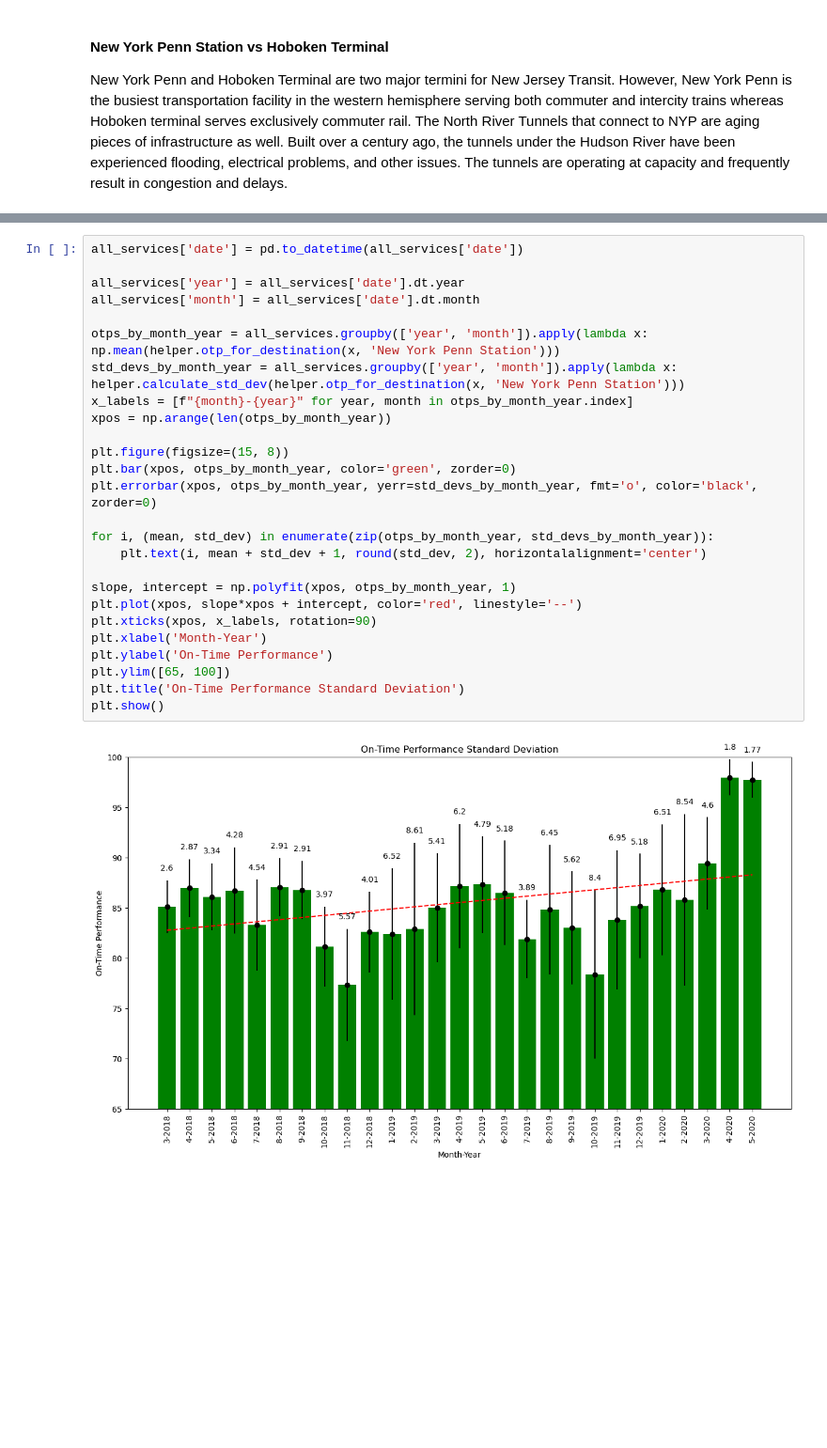
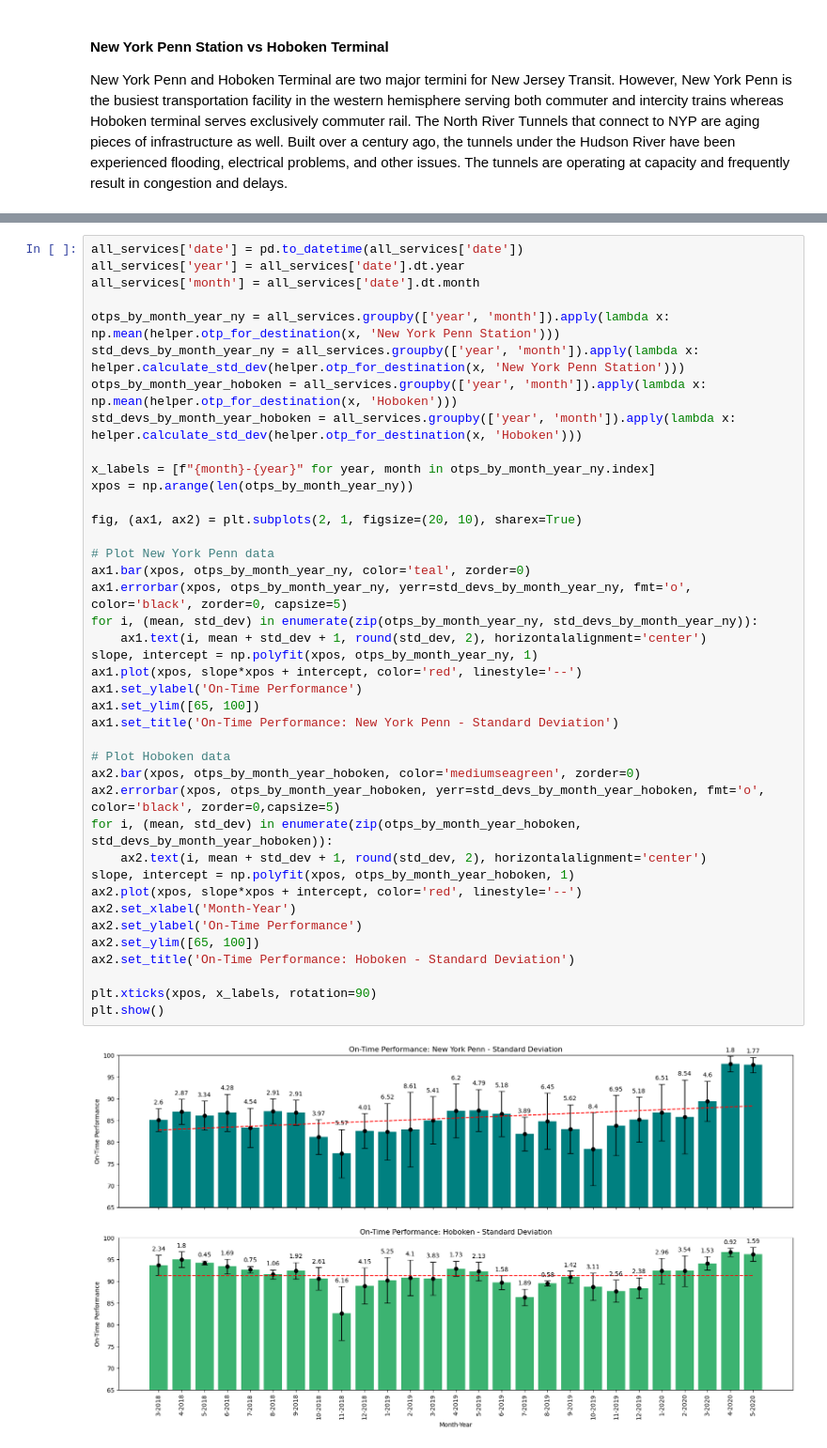
Before and after one commit to d0ugherty/On-Time-Performance-Stats, a Jupyter notebook: on_time_performance.ipynb, the cells around one changed output, grey strips where cells are left out. Shown at 94% size. Drawn from its saved outputs; the diff is of its cells as text; blank space fills up the shorter version.

Commit message:
standard deviation plots

```diff
--- a/on_time_performance.ipynb
+++ b/on_time_performance.ipynb
@@ -135,29 +119,43 @@ An error bar chart will be plotted to show the standard deviation over time. Thi
 At any given point, low standard deviation indicates that a rail service is consistent in achieving its scheduled arrival times. A higher standard deviation of on-time performance can be interpreted as less reilable or consistent service. It can also indicate inefficient routing of trains or an un-optimized train schedule. <br>
 # %%
 all_services['date'] = pd.to_datetime(all_services['date'])
-
 all_services['year'] = all_services['date'].dt.year
 all_services['month'] = all_services['date'].dt.month
 
-otps_by_month_year = all_services.groupby(['year', 'month']).apply(lambda x: np.mean(helper.otp_for_destination(x, 'New York Penn Station')))
-std_devs_by_month_year = all_services.groupby(['year', 'month']).apply(lambda x: helper.calculate_std_dev(helper.otp_for_destination(x, 'New York Penn Station')))
-x_labels = [f"{month}-{year}" for year, month in otps_by_month_year.index]
-xpos = np.arange(len(otps_by_month_year))
+otps_by_month_year_ny = all_services.groupby(['year', 'month']).apply(lambda x: np.mean(helper.otp_for_destination(x, 'New York Penn Station')))
+std_devs_by_month_year_ny = all_services.groupby(['year', 'month']).apply(lambda x: helper.calculate_std_dev(helper.otp_for_destination(x, 'New York Penn Station')))
+otps_by_month_year_hoboken = all_services.groupby(['year', 'month']).apply(lambda x: np.mean(helper.otp_for_destination(x, 'Hoboken')))
+std_devs_by_month_year_hoboken = all_services.groupby(['year', 'month']).apply(lambda x: helper.calculate_std_dev(helper.otp_for_destination(x, 'Hoboken')))
 
-plt.figure(figsize=(15, 8))
-plt.bar(xpos, otps_by_month_year, color='green', zorder=0)
-plt.errorbar(xpos, otps_by_month_year, yerr=std_devs_by_month_year, fmt='o', color='black', zorder=0)
+x_labels = [f"{month}-{year}" for year, month in otps_by_month_year_ny.index]
+xpos = np.arange(len(otps_by_month_year_ny))
 
-for i, (mean, std_dev) in enumerate(zip(otps_by_month_year, std_devs_by_month_year)):
-    plt.text(i, mean + std_dev + 1, round(std_dev, 2), horizontalalignment='center')
+fig, (ax1, ax2) = plt.subplots(2, 1, figsize=(20, 10), sharex=True)
 
-slope, intercept = np.polyfit(xpos, otps_by_month_year, 1)
-plt.plot(xpos, slope*xpos + intercept, color='red', linestyle='--')
+# Plot New York Penn data
+ax1.bar(xpos, otps_by_month_year_ny, color='teal', zorder=0)
+ax1.errorbar(xpos, otps_by_month_year_ny, yerr=std_devs_by_month_year_ny, fmt='o', color='black', zorder=0, capsize=5)
+for i, (mean, std_dev) in enumerate(zip(otps_by_month_year_ny, std_devs_by_month_year_ny)):
+    ax1.text(i, mean + std_dev + 1, round(std_dev, 2), horizontalalignment='center')
+slope, intercept = np.polyfit(xpos, otps_by_month_year_ny, 1)
+ax1.plot(xpos, slope*xpos + intercept, color='red', linestyle='--')
+ax1.set_ylabel('On-Time Performance')
+ax1.set_ylim([65, 100])
+ax1.set_title('On-Time Performance: New York Penn - Standard Deviation')
+
+# Plot Hoboken data
+ax2.bar(xpos, otps_by_month_year_hoboken, color='mediumseagreen', zorder=0)
+ax2.errorbar(xpos, otps_by_month_year_hoboken, yerr=std_devs_by_month_year_hoboken, fmt='o', color='black', zorder=0,capsize=5)
+for i, (mean, std_dev) in enumerate(zip(otps_by_month_year_hoboken, std_devs_by_month_year_hoboken)):
+    ax2.text(i, mean + std_dev + 1, round(std_dev, 2), horizontalalignment='center')
+slope, intercept = np.polyfit(xpos, otps_by_month_year_hoboken, 1)
+ax2.plot(xpos, slope*xpos + intercept, color='red', linestyle='--')
+ax2.set_xlabel('Month-Year')
+ax2.set_ylabel('On-Time Performance')
+ax2.set_ylim([65, 100])
+ax2.set_title('On-Time Performance: Hoboken - Standard Deviation')
+
 plt.xticks(xpos, x_labels, rotation=90)
-plt.xlabel('Month-Year')
-plt.ylabel('On-Time Performance')
-plt.ylim([65, 100])
-plt.title('On-Time Performance Standard Deviation')
 plt.show()
 # %% [output]
-[figure, old version]
+[figure, new version]
```
Also changed, not shown: parts of 7 cells of this notebook.
